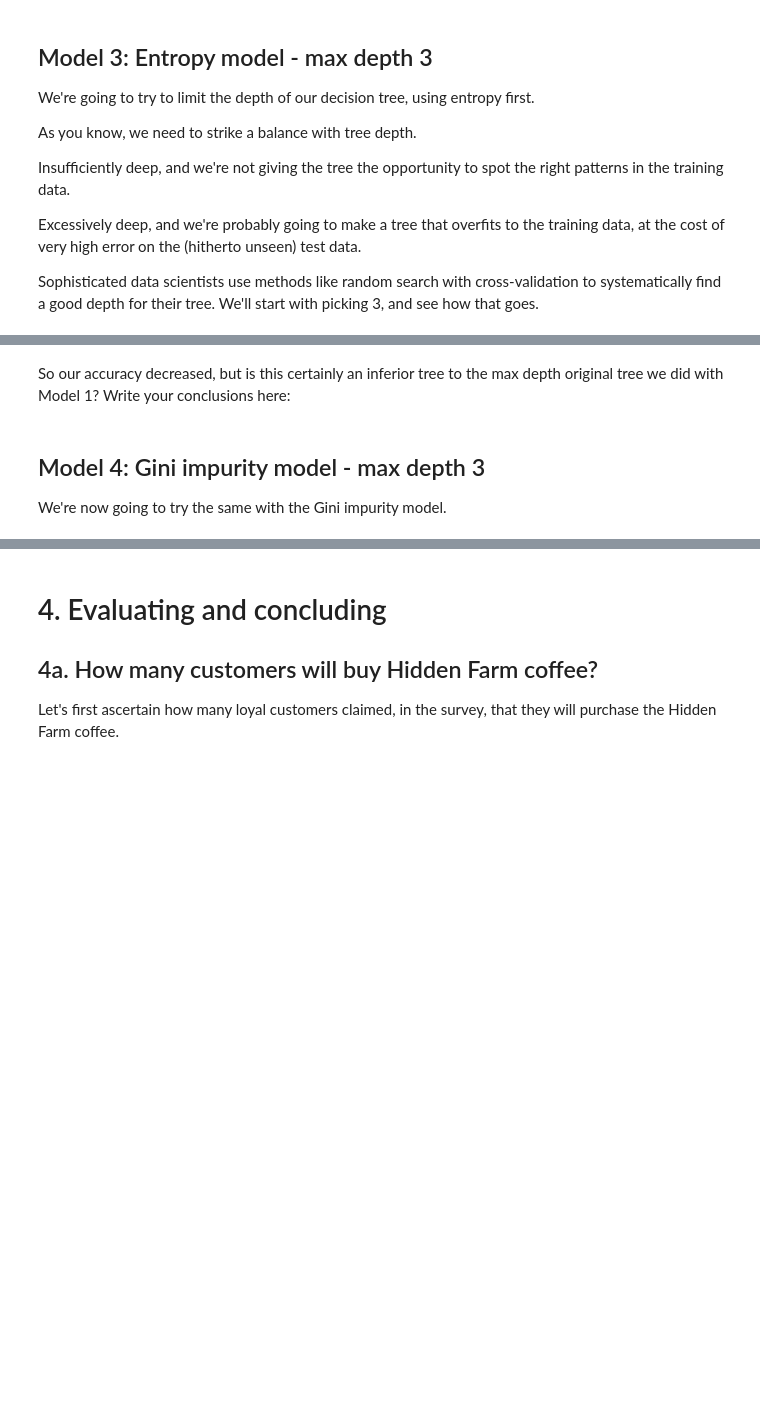
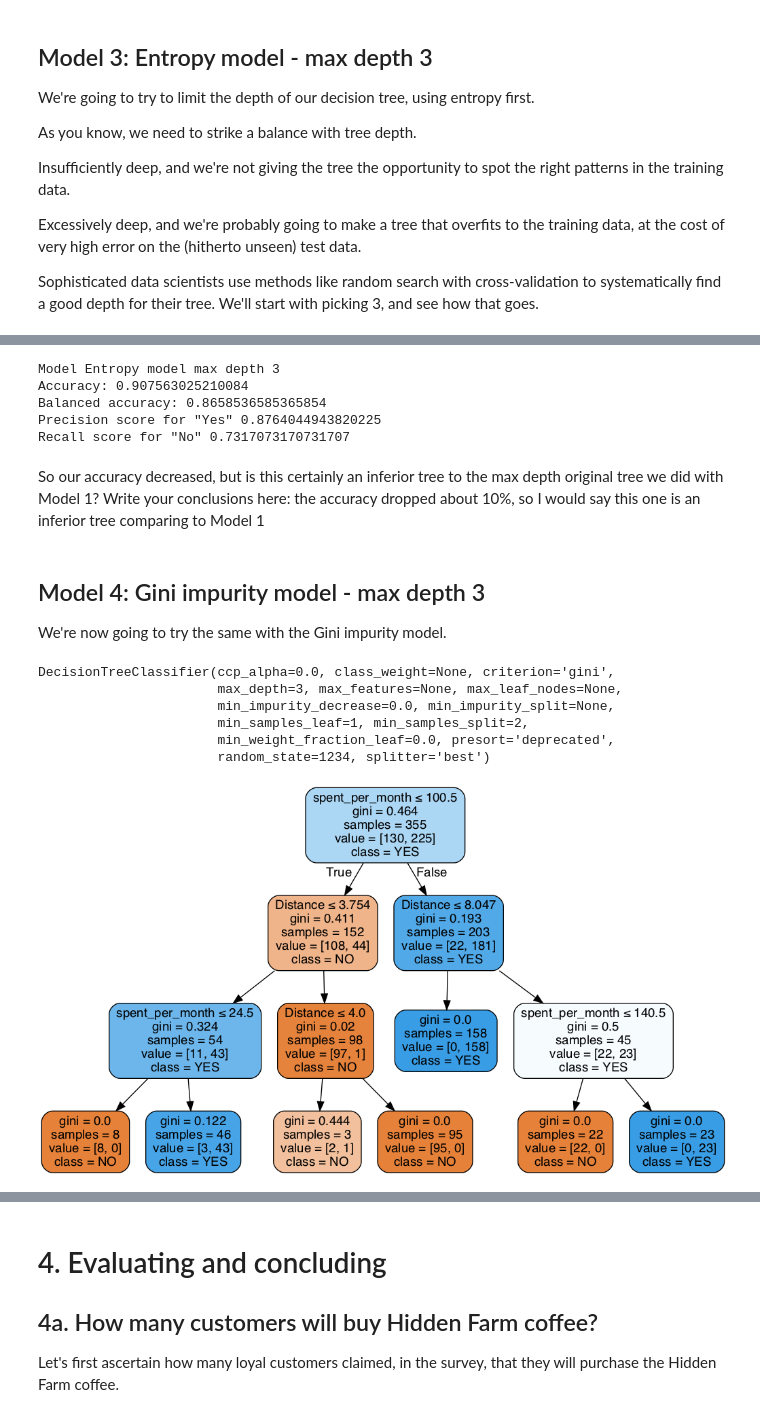
Before and after one commit to minyansh/jupyter_practice, a Jupyter notebook: supervised_learning/1613148038_Springboard_Decision_Tree_Specialty_Coffee_Case_Study_28012021_2_/Springboard Decision Tree Specialty Coffee Case Study - Tier 3.ipynb, the cells around one changed output, grey strips where cells are left out. Saved outputs shown, nothing was run; the diff lists cells and outputs as text; code cells hidden in the pictures; blank space fills up the shorter version.

```diff
--- a/supervised_learning/1613148038_Springboard_Decision_Tree_Specialty_Coffee_Case_Study_28012021_2_/Springboard Decision Tree Specialty Coffee Case Study - Tier 3.ipynb
+++ b/supervised_learning/1613148038_Springboard_Decision_Tree_Specialty_Coffee_Case_Study_28012021_2_/Springboard Decision Tree Specialty Coffee Case Study - Tier 3.ipynb
@@ -484,10 +553,16 @@ _ _ _
 print("Model Entropy model max depth 3")
 print("Accuracy:", metrics.accuracy_score(y_test,y_pred))
 print("Balanced accuracy:", metrics.balanced_accuracy_score(y_test,y_pred))
-print('Precision score for "Yes"' , metrics.precision_score(y_test,y_pred, pos_label = "YES"))
-print('Recall score for "No"' , metrics.recall_score(y_test,y_pred, pos_label = "NO"))
+print('Precision score for "Yes"' , metrics.precision_score(y_test,y_pred, pos_label = "Yes"))
+print('Recall score for "No"' , metrics.recall_score(y_test,y_pred, pos_label = "No"))
+# %% [output]
+Model Entropy model max depth 3
+Accuracy: 0.907563025210084
+Balanced accuracy: 0.8658536585365854
+Precision score for "Yes" 0.8764044943820225
+Recall score for "No" 0.7317073170731707
 # %% [markdown]
-So our accuracy decreased, but is this certainly an inferior tree to the max depth original tree we did with Model 1? Write your conclusions here:
+So our accuracy decreased, but is this certainly an inferior tree to the max depth original tree we did with Model 1? Write your conclusions here:  the accuracy dropped about 10%, so I would say this one is an inferior tree comparing to Model 1
 # %% [markdown]
 ## Model 4: Gini impurity  model - max depth 3
 We're now going to try the same with the Gini impurity model.
@@ -507,3 +569,40 @@ _ _ _
+# %%
+# As before, make a variable, but call it gini_model2, and ensure the max_depth parameter is set to 3
+gini_model2 = tree.DecisionTreeClassifier(criterion ='gini' , random_state = 1234, max_depth  = 3 )
+
+# Do the fit, predict, and series transformations as before.
+# Call fit() on the gini_model as you did with the entr_model
+gini_model2.fit(X_train, y_train)
+
+# Call predict() on the gini_model as you did with the entr_model
+y_pred = gini_model2.predict(X_test)
+
+# Turn y_pred into a series, as before
+y_pred = pd.Series(y_pred)
+
+# Check out gini_model
+gini_model2
+# %% [output]
+DecisionTreeClassifier(ccp_alpha=0.0, class_weight=None, criterion='gini',
+                       max_depth=3, max_features=None, max_leaf_nodes=None,
+                       min_impurity_decrease=0.0, min_impurity_split=None,
+                       min_samples_leaf=1, min_samples_split=2,
+                       min_weight_fraction_leaf=0.0, presort='deprecated',
+                       random_state=1234, splitter='best')
+# %%
+
+dot_data = StringIO()
+
+# We can do so with export_graphviz
+tree.export_graphviz(gini_model2, out_file=dot_data,
+                filled=True, rounded=True,
+                special_characters=True, feature_names=X_train.columns, class_names = ["NO", "YES"])
+
+# Alternatively for class_names use gini_model.classes_
+graph = pydotplus.graph_from_dot_data(dot_data.getvalue())
+Image(graph.create_png())
+# %% [output]
+[figure, added]
 # %%
 print("Gini impurity  model - max depth 3")
 print("Accuracy:", metrics.accuracy_score(y_test,y_pred))
```
Also changed, not shown: parts of 31 cells of this notebook, 3 other files.
